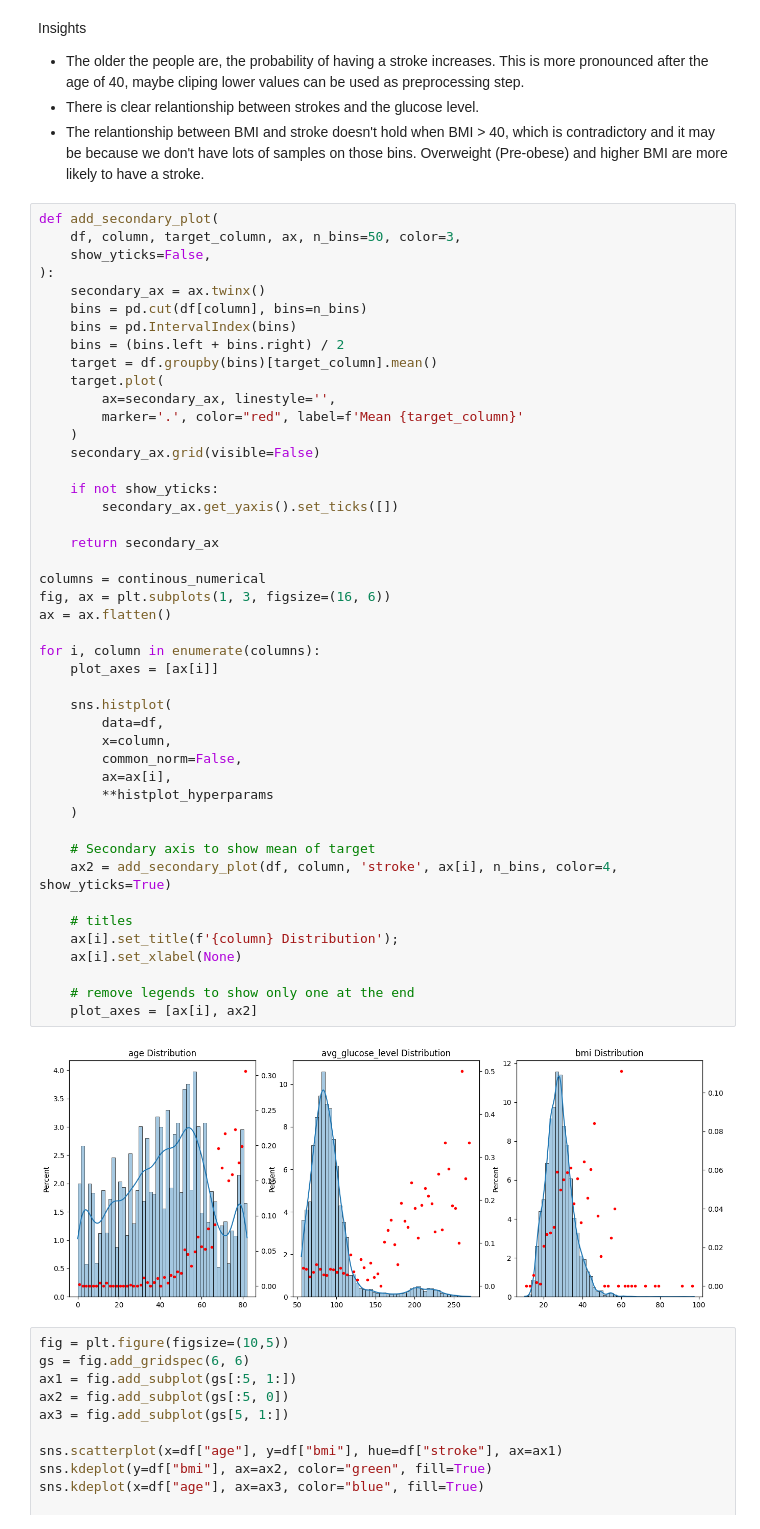
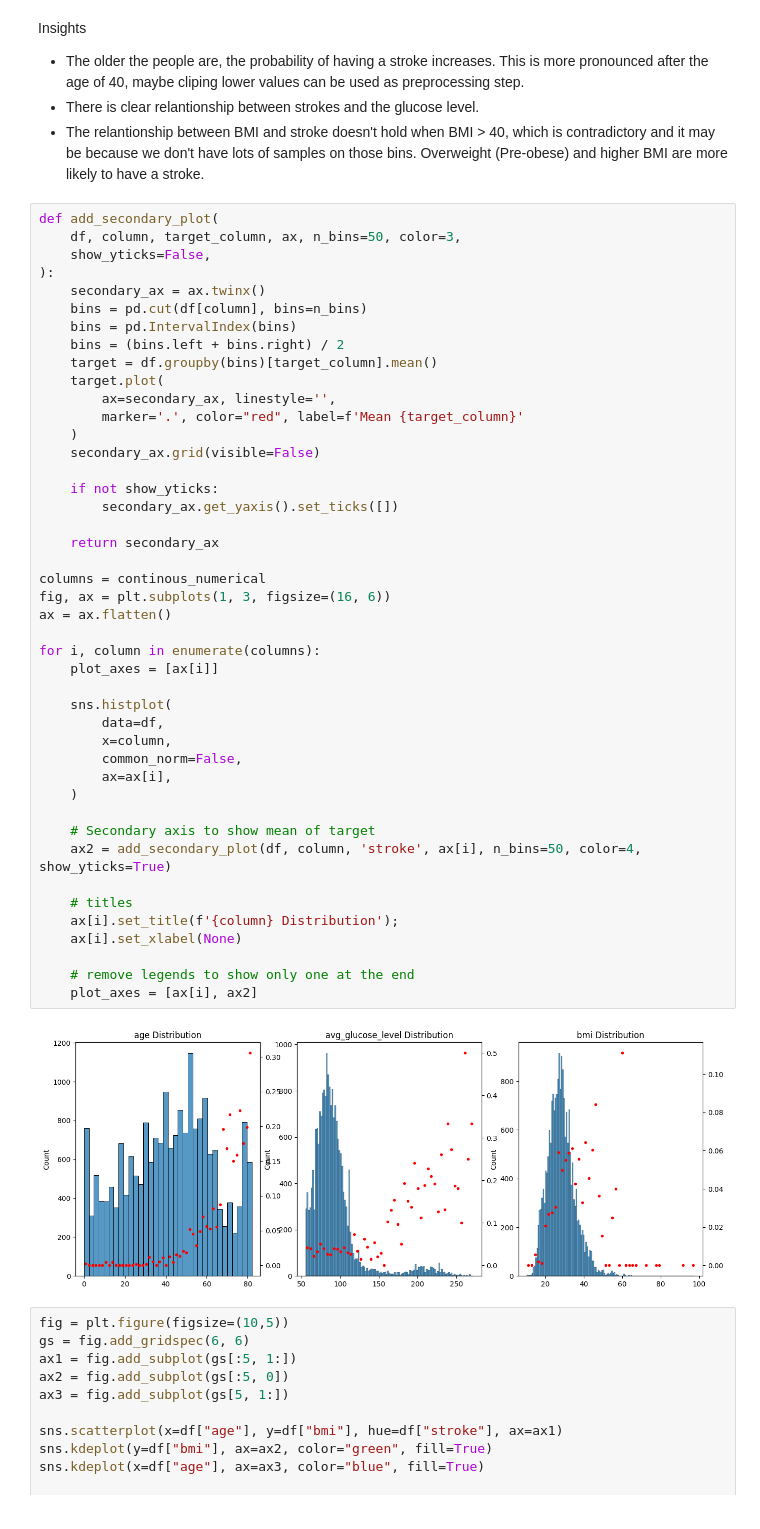
Before and after one commit to bugraaldal/ain2002-stroke-prediction, a Jupyter notebook: data-overview-eda.ipynb, the cells around one changed output. Drawn from its saved outputs; the diff is of its cells as text.

```diff
--- a/EDA.ipynb
+++ b/data-overview-eda.ipynb
@@ -382,36 +498,35 @@ def add_secondary_plot(
     secondary_ax.grid(visible=False)
 
     if not show_yticks:
         secondary_ax.get_yaxis().set_ticks([])
 
     return secondary_ax
 
 columns = continous_numerical
 fig, ax = plt.subplots(1, 3, figsize=(16, 6))
 ax = ax.flatten()
 
 for i, column in enumerate(columns):
     plot_axes = [ax[i]]
 
     sns.histplot(
         data=df,
         x=column,
         common_norm=False,
         ax=ax[i],
-        **histplot_hyperparams
     )
 
     # Secondary axis to show mean of target
-    ax2 = add_secondary_plot(df, column, 'stroke', ax[i], n_bins, color=4, show_yticks=True)
+    ax2 = add_secondary_plot(df, column, 'stroke', ax[i], n_bins=50, color=4, show_yticks=True)
 
     # titles
     ax[i].set_title(f'{column} Distribution');
     ax[i].set_xlabel(None)
 
     # remove legends to show only one at the end
     plot_axes = [ax[i], ax2]
 # %% [output]
-[figure, old version]
+[figure, new version]
 # %%
 fig = plt.figure(figsize=(10,5))
 gs = fig.add_gridspec(6, 6)
```
Also changed, not shown: parts of 43 cells of this notebook, 1 other file.
